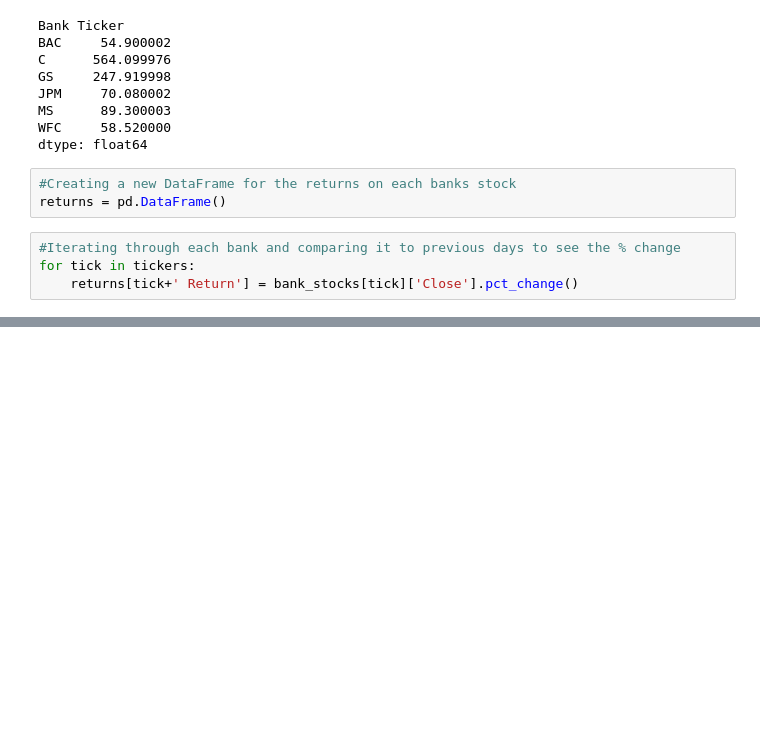
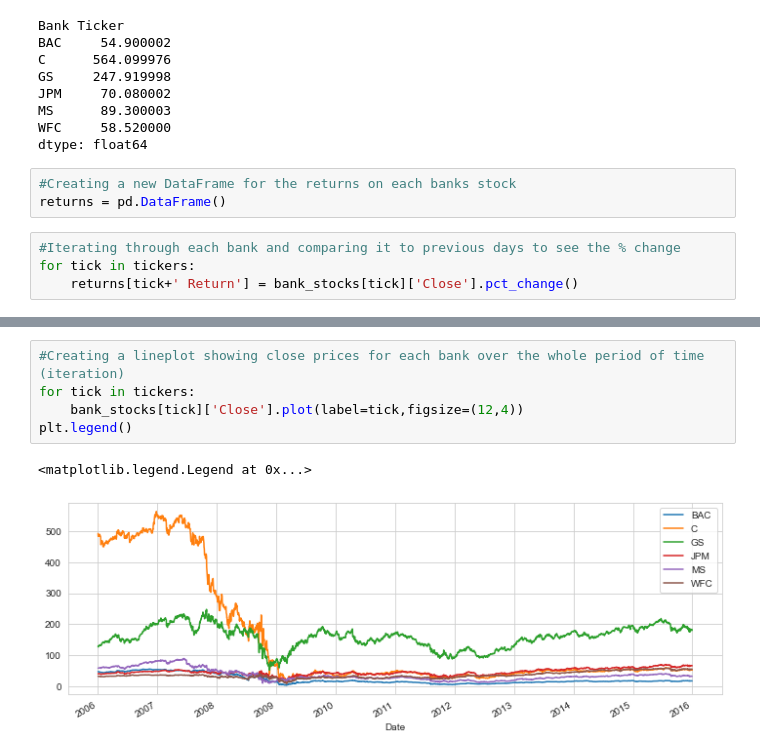
Before and after one commit to MatthewJLeech/Stocks-Data-Analytics-Project, a Jupyter notebook: Capstone Project - Banks.ipynb, the cells around one changed output, grey strips where cells are left out. Drawn from its saved outputs; the diff is of its cells as text; blank space fills up the shorter version.

```diff
--- a/Capstone Project - Banks.ipynb
+++ b/Capstone Project - Banks.ipynb
@@ -133,0 +197,8 @@ sns.pairplot(returns[1:])
+# %%
+#Creating a lineplot showing close prices for each bank over the whole period of time (iteration)
+for tick in tickers:
+    bank_stocks[tick]['Close'].plot(label=tick,figsize=(12,4))
+plt.legend()
+# %% [output]
+<matplotlib.legend.Legend at 0x...>
+[figure, added]
```
Also changed, not shown: parts of 18 cells of this notebook.
